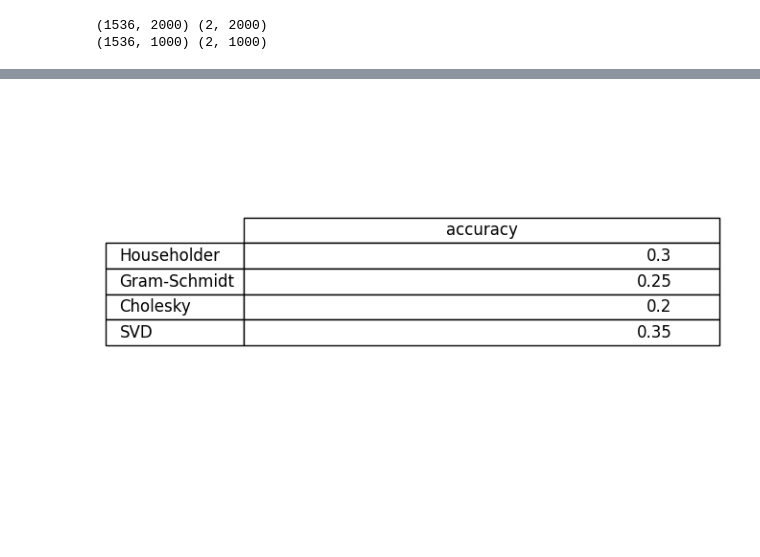
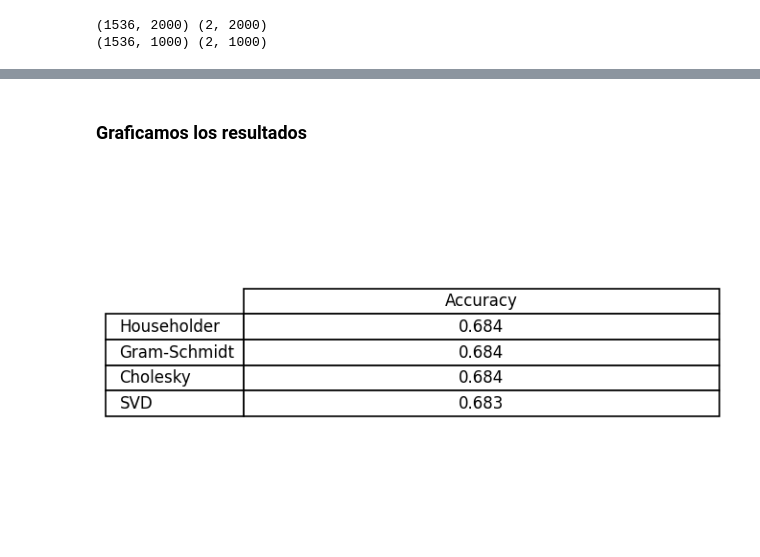
Before and after one commit to fmvazquez/TP-AlgebraLinealComputacional, a Jupyter notebook: main.ipynb, the cells around one changed output, grey strips where cells are left out. Drawn from its saved outputs; the diff is of its cells as text; code cells hidden in the pictures; blank space fills up the shorter version.

```diff
--- a/main.ipynb
+++ b/main.ipynb
@@ -80,27 +132,30 @@ print("Accuracy SVD:", acc_svd)
-# %%
-acc_gm = 0.25
-acc_hh = 0.30
-acc_chols = 0.20
-acc_svd = 0.35
+# %% [markdown]
+### Graficamos los resultados
 # %%
-# Data
 rows = ["Householder", "Gram-Schmidt", "Cholesky", "SVD"]
 values = [acc_hh, acc_gm, acc_chols, acc_svd]
 
 fig, ax = plt.subplots()
-ax.axis('off')  # hide plot box
+ax.axis('off')
 
+# Crear tabla
 table = ax.table(
-    cellText=[[v] for v in values],   # each row contains one column
+    cellText=[[v] for v in values],
     rowLabels=rows,
     colLabels=["Accuracy"],
-    loc="center"
+    loc="center",
+    cellLoc="center"   # centra el contenido
 )
 
+# Ajustes de estilo
 table.auto_set_font_size(False)
 table.set_fontsize(12)
 table.scale(1, 1.6)
 
+# Agregar bordes a TODAS las celdas (incluida la esquina)
+for key, cell in table.get_celld().items():
+    cell.set_linewidth(1.2)
+
 plt.show()
 # %% [output]
-[figure, old version]
+[figure, new version]
```
Also changed, not shown: parts of 18 cells of this notebook, 1 other file.
